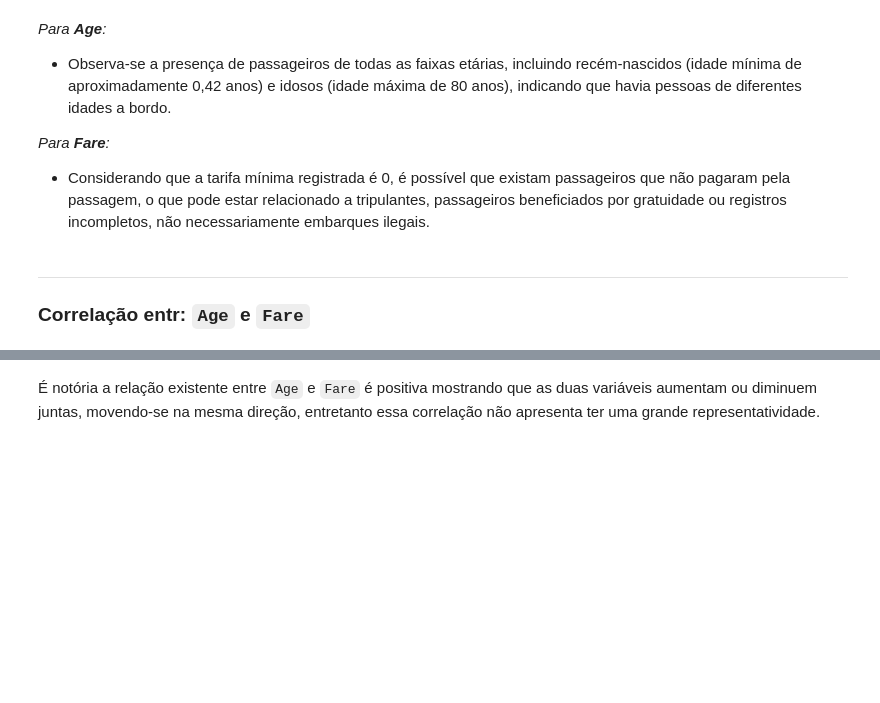
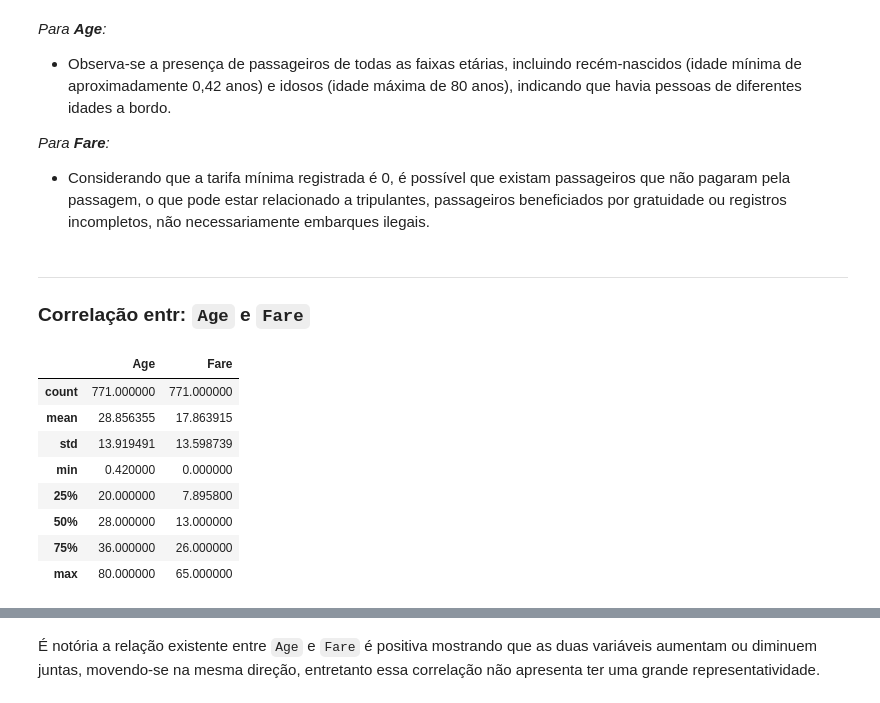
Before and after one commit to AlexDcoder/MBA-Analise-Descritiva, a Jupyter notebook: analysis.ipynb, the cells around one changed output, grey strips where cells are left out. Cells and saved outputs as stored; diff of their text form; code cells hidden in the pictures; blank space fills up the shorter version.

```diff
--- a/analysis.ipynb
+++ b/analysis.ipynb
@@ -178 +190,17 @@ _Para **Fare**:_
+# %%
+stats_age_1 = df_sem_outliers['Age'].describe()
+stats_fare_1 = df_sem_outliers['Fare'].describe()
+
+df_stats_fare_age_1 = pd.concat([stats_age_1, stats_fare_1], axis=1)
+df_stats_fare_age_1
+# %% [output]
+|  | Age | Fare |
+| count | 771.000000 | 771.000000 |
+| mean | 28.856355 | 17.863915 |
+| std | 13.919491 | 13.598739 |
+| min | 0.420000 | 0.000000 |
+| 25% | 20.000000 | 7.895800 |
+| 50% | 28.000000 | 13.000000 |
+| 75% | 36.000000 | 26.000000 |
+| max | 80.000000 | 65.000000 |
 # %%
```
Also changed, not shown: parts of 3 cells of this notebook.
